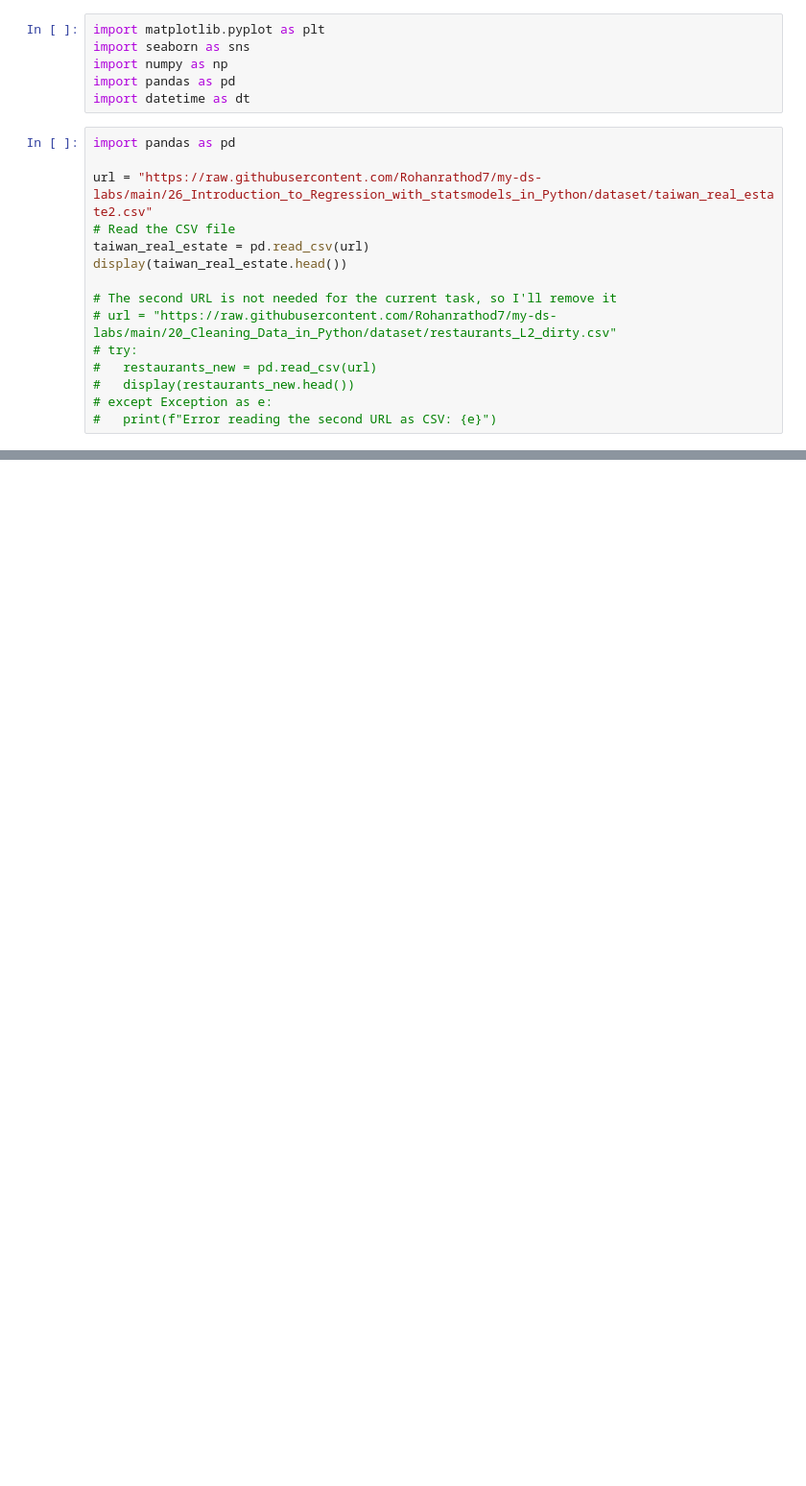
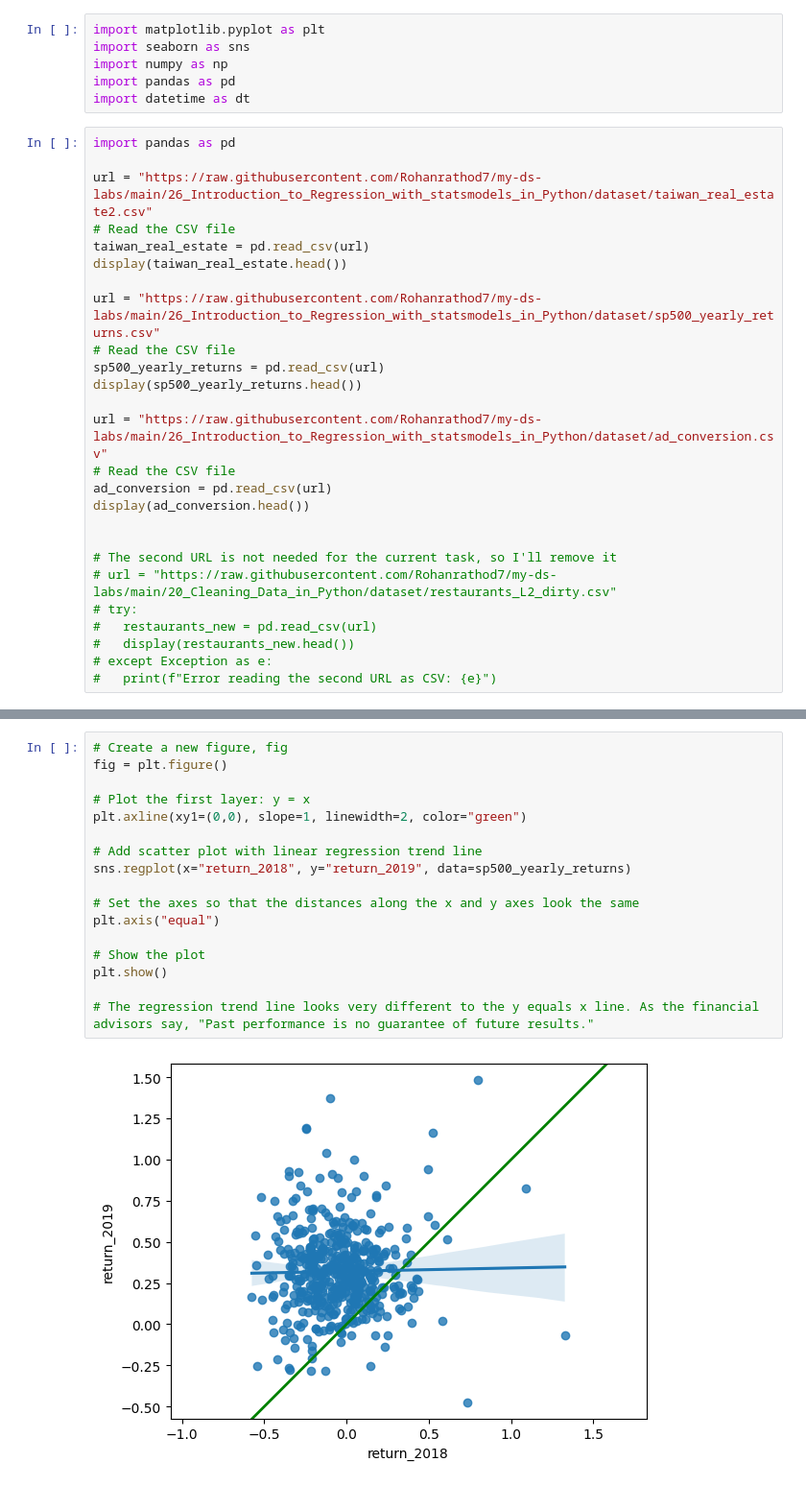
Before and after one commit to Rohanrathod7/my-ds-labs, a Jupyter notebook: 26_Introduction_to_Regression_with_statsmodels_in_Python/02_Predictions_and_model_objects.ipynb, the cells around one changed output, grey strips where cells are left out. Shown at 96% size. Saved outputs shown, nothing was run; the diff lists cells and outputs as text; blank space fills up the shorter version.

```diff
--- a/26_Introduction_to_Regression_with_statsmodels_in_Python/02_Predictions_and_model_objects.ipynb
+++ b/26_Introduction_to_Regression_with_statsmodels_in_Python/02_Predictions_and_model_objects.ipynb
@@ -14,6 +14,17 @@ url = "https://raw.githubusercontent.com/Rohanrathod7/my-ds-labs/main/26_Introdu
 taiwan_real_estate = pd.read_csv(url)
 display(taiwan_real_estate.head())
 
+url = "https://raw.githubusercontent.com/Rohanrathod7/my-ds-labs/main/26_Introduction_to_Regression_with_statsmodels_in_Python/dataset/sp500_yearly_returns.csv"
+# Read the CSV file
+sp500_yearly_returns = pd.read_csv(url)
+display(sp500_yearly_returns.head())
+
+url = "https://raw.githubusercontent.com/Rohanrathod7/my-ds-labs/main/26_Introduction_to_Regression_with_statsmodels_in_Python/dataset/ad_conversion.csv"
+# Read the CSV file
+ad_conversion = pd.read_csv(url)
+display(ad_conversion.head())
+
+
 # The second URL is not needed for the current task, so I'll remove it
 # url = "https://raw.githubusercontent.com/Rohanrathod7/my-ds-labs/main/20_Cleaning_Data_in_Python/dataset/restaurants_L2_dirty.csv"
 # try:
@@ -178,0 +222,19 @@ dtype: float64
+# %%
+# Create a new figure, fig
+fig = plt.figure()
+
+# Plot the first layer: y = x
+plt.axline(xy1=(0,0), slope=1, linewidth=2, color="green")
+
+# Add scatter plot with linear regression trend line
+sns.regplot(x="return_2018", y="return_2019", data=sp500_yearly_returns)
+
+# Set the axes so that the distances along the x and y axes look the same
+plt.axis("equal")
+
+# Show the plot
+plt.show()
+
+# The regression trend line looks very different to the y equals x line. As the financial advisors say, "Past performance is no guarantee of future results."
+# %% [output]
+[figure, added]
```
Also changed, not shown: parts of 31 cells of this notebook.
